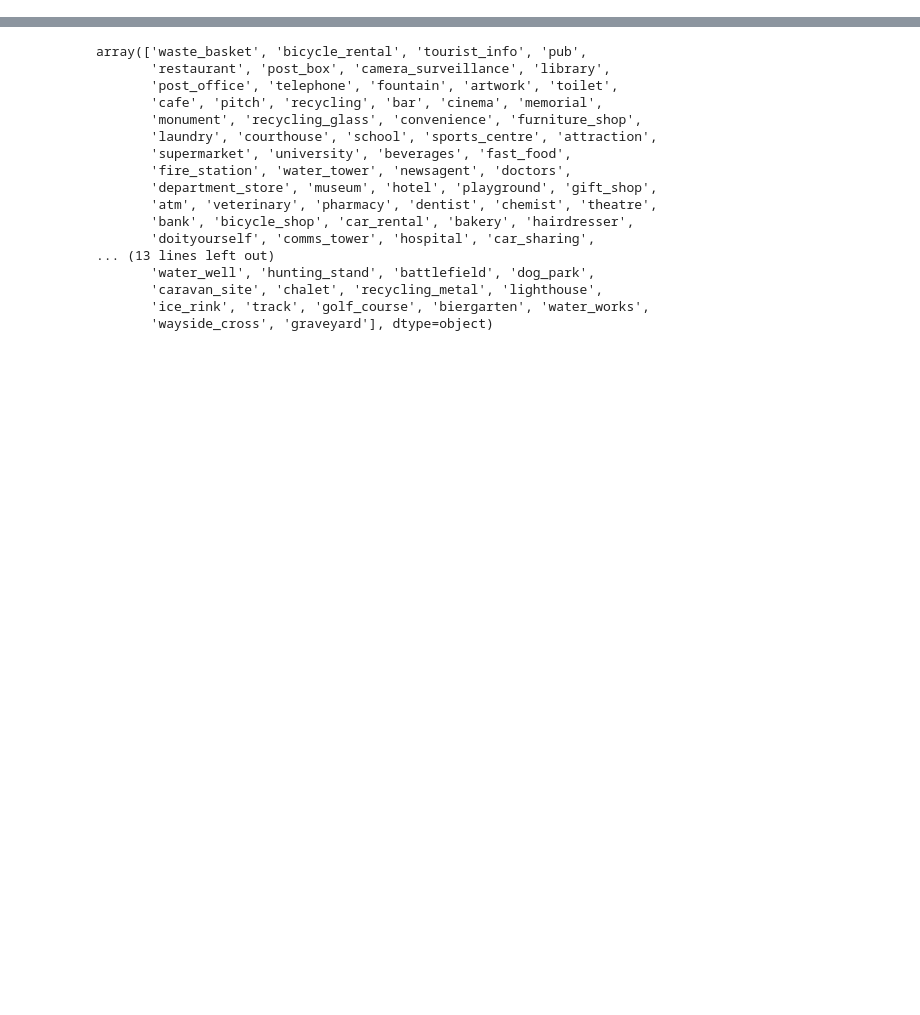
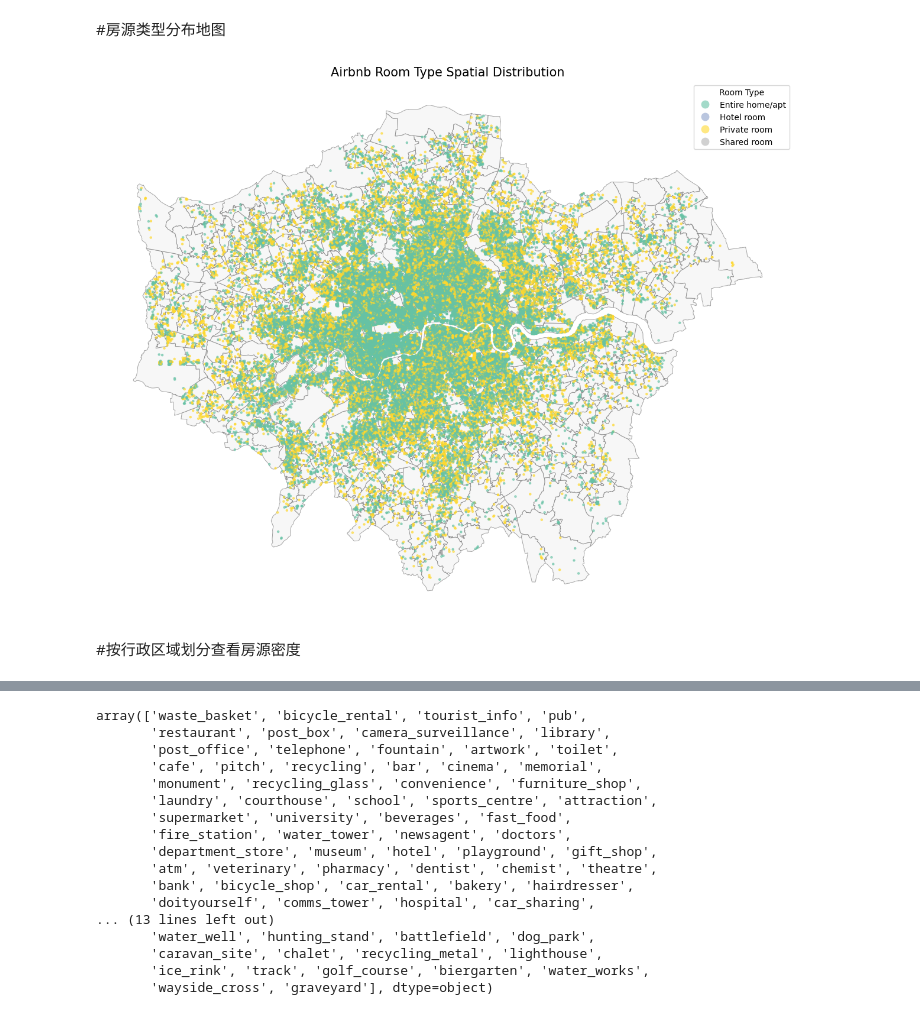
Before and after one commit to meimao76/group_research, a Jupyter notebook: cleaning.ipynb, the cells around one changed output, grey strips where cells are left out. Cells and saved outputs as stored; diff of their text form; code cells hidden in the pictures; blank space fills up the shorter version.

```diff
--- a/cleaning.ipynb
+++ b/cleaning.ipynb
@@ -46,0 +195,46 @@ airbnb_intersect
+# %% [markdown]
+#房源类型分布地图
+# %%
+import matplotlib.pyplot as plt
+import geopandas as gpd
+
+# 确保数据已合并
+airbnb_gdf = airbnb_intersect_merged_gdf
+boundary_gdf = msoa_raw_boundary
+
+# 设置图表大小和风格
+fig, ax = plt.subplots(figsize=(12, 12))
+plt.style.use("seaborn-v0_8-muted")  # 设置更现代的样式
+
+# 绘制区域边界（较浅的背景）
+boundary_gdf.plot(ax=ax, color='whitesmoke', edgecolor='grey', linewidth=0.7, alpha=0.7)
+
+# 绘制房源类型分布点图
+airbnb_gdf.plot(
+    ax=ax,
+    column='room_type',      # 按房源类型区分颜色
+    cmap='Set2',             # 使用调色板
+    markersize=5,            # 调整点的大小
+    alpha=0.6,               # 增加透明度
+    legend=True              # 显示图例
+)
+
+# 设置图例样式（放置到合适位置）
+legend = ax.get_legend()
+if legend:
+    legend.set_title("Room Type")
+    legend.set_bbox_to_anchor((1, 1))  # 将图例放置在右上角
+
+# 设置地图标题和坐标轴
+plt.title("Airbnb Room Type Spatial Distribution", fontsize=15)
+plt.xlabel("Longitude", fontsize=12)
+plt.ylabel("Latitude", fontsize=12)
+
+# 美化显示
+plt.axis("off")  # 去掉坐标轴框线
+plt.tight_layout()
+plt.show()
+# %% [output]
+[figure, added]
+# %% [markdown]
+#按行政区域划分查看房源密度
```
Also changed, not shown: parts of 17 cells of this notebook.
